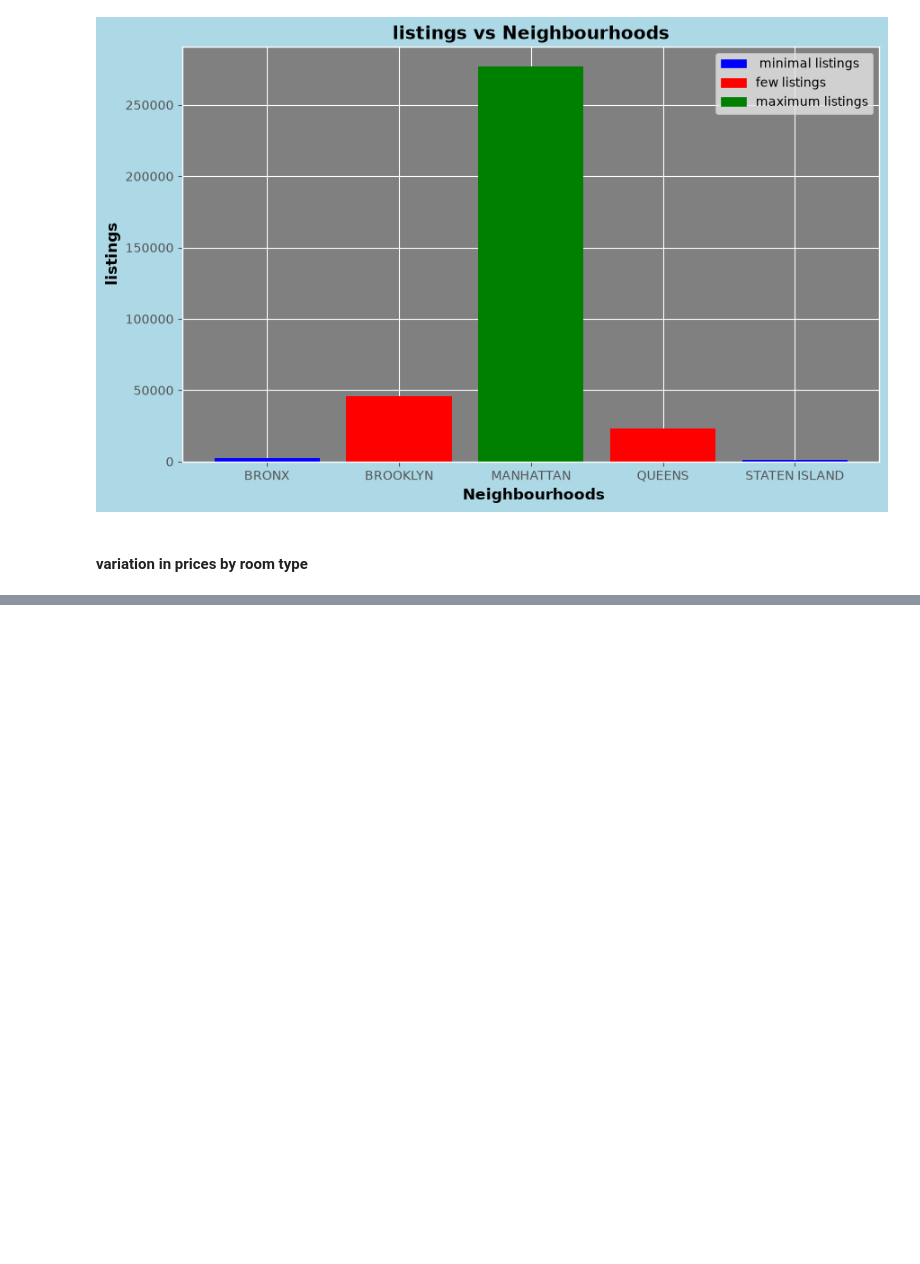
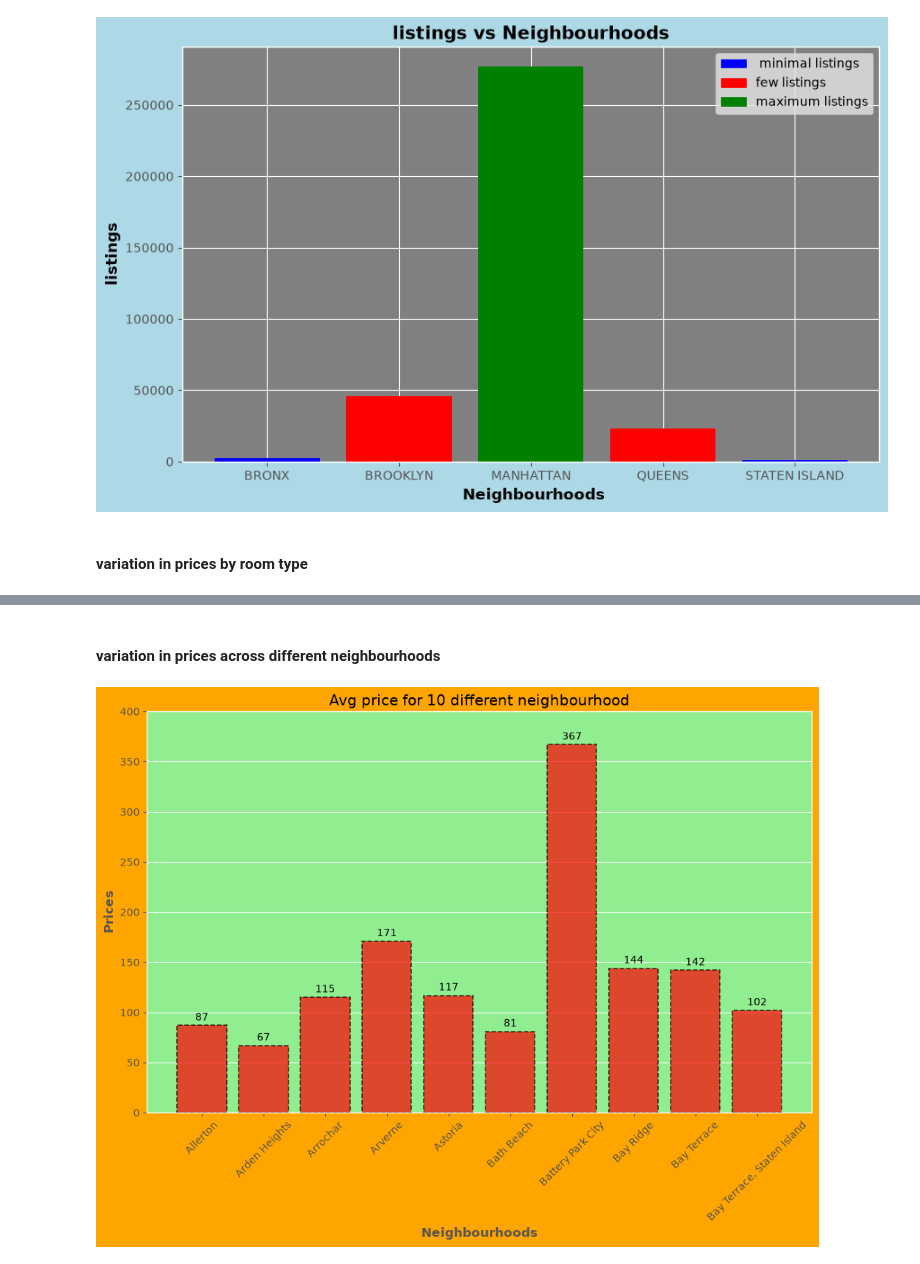
Before and after one commit to pawan-sharma-dev/First-EDA-project, a Jupyter notebook: nyc-airbnb-eda.ipynb, the cells around one changed output, grey strips where cells are left out. Drawn from its saved outputs; the diff is of its cells as text; code cells hidden in the pictures; blank space fills up the shorter version.

```diff
--- a/nyc-airbnb-eda.ipynb
+++ b/nyc-airbnb-eda.ipynb
@@ -294 +295,25 @@ plt.show()
 [figure]
+# %% [markdown]
+#### variation in prices across different neighbourhoods
+# %%
+df5=df.groupby('neighbourhood')['price'].mean().astype(int)
+df6=df5.head(10)
+fig,ax=plt.subplots(figsize=(10,6),facecolor='orange')
+
+ax.set_facecolor('lightgreen')
+ax.bar(df6.index,df6.values,color='red',alpha=0.7,edgecolor='black',linestyle='--',linewidth=1.2)
+
+plt.tight_layout()
+ax.set_title('Avg price for 10 different neighbourhood')
+ax.set_xlabel('Neighbourhoods',fontweight='bold')
+ax.set_ylabel('Prices',fontweight='bold')
+plt.style.available
+plt.xticks(rotation=45,fontweight='400')
+ax.set_ylim(0,400)
+for i in range(len(df6.index)):
+    ax.text(df6.index[i],df6.values[i]+5,str(df6.values[i]),ha='center')
+
+ax.grid(axis='x')
+plt.show()
+# %% [output]
+[figure, added]
```
Also changed, not shown: parts of 5 cells of this notebook.
